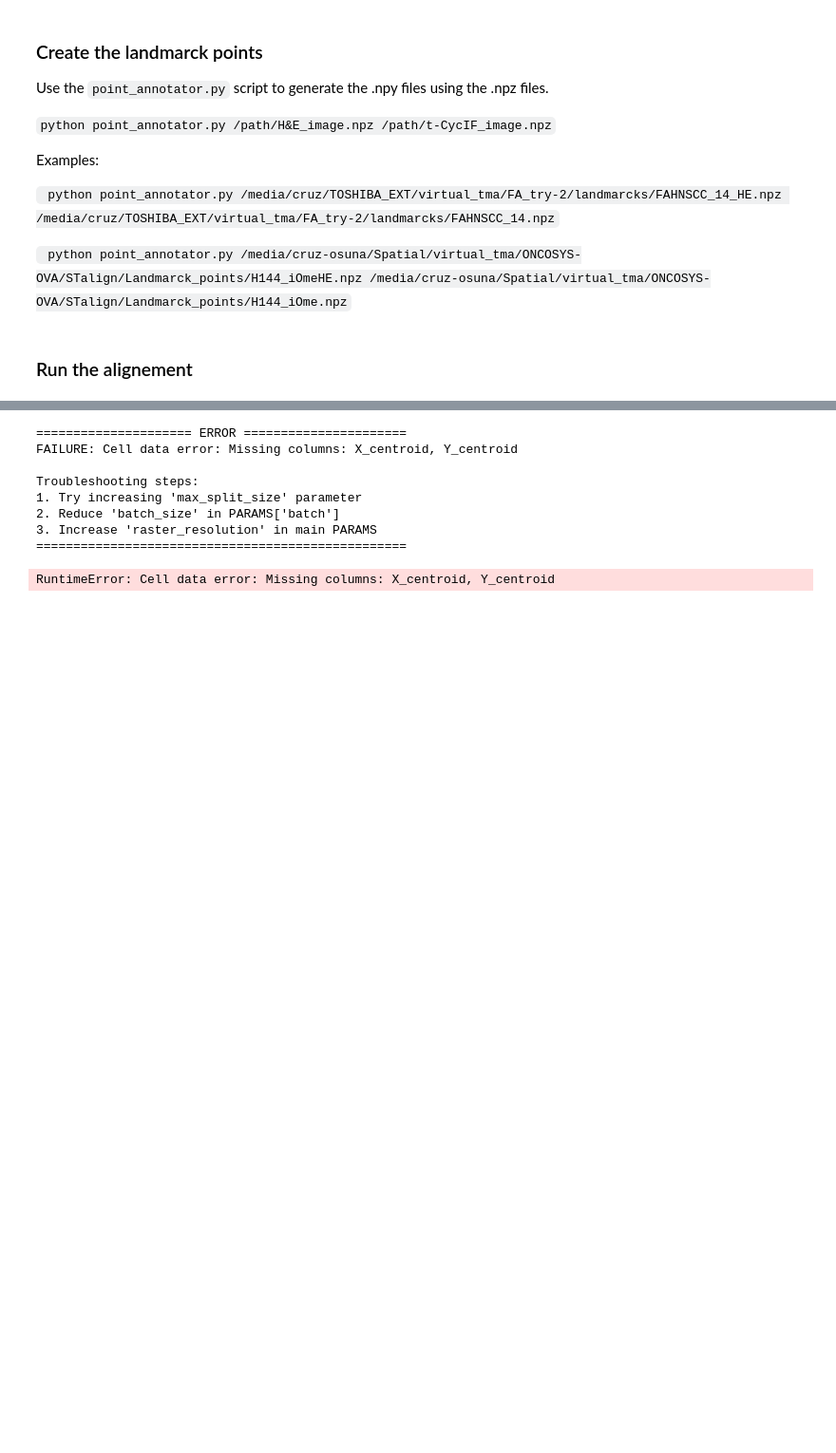
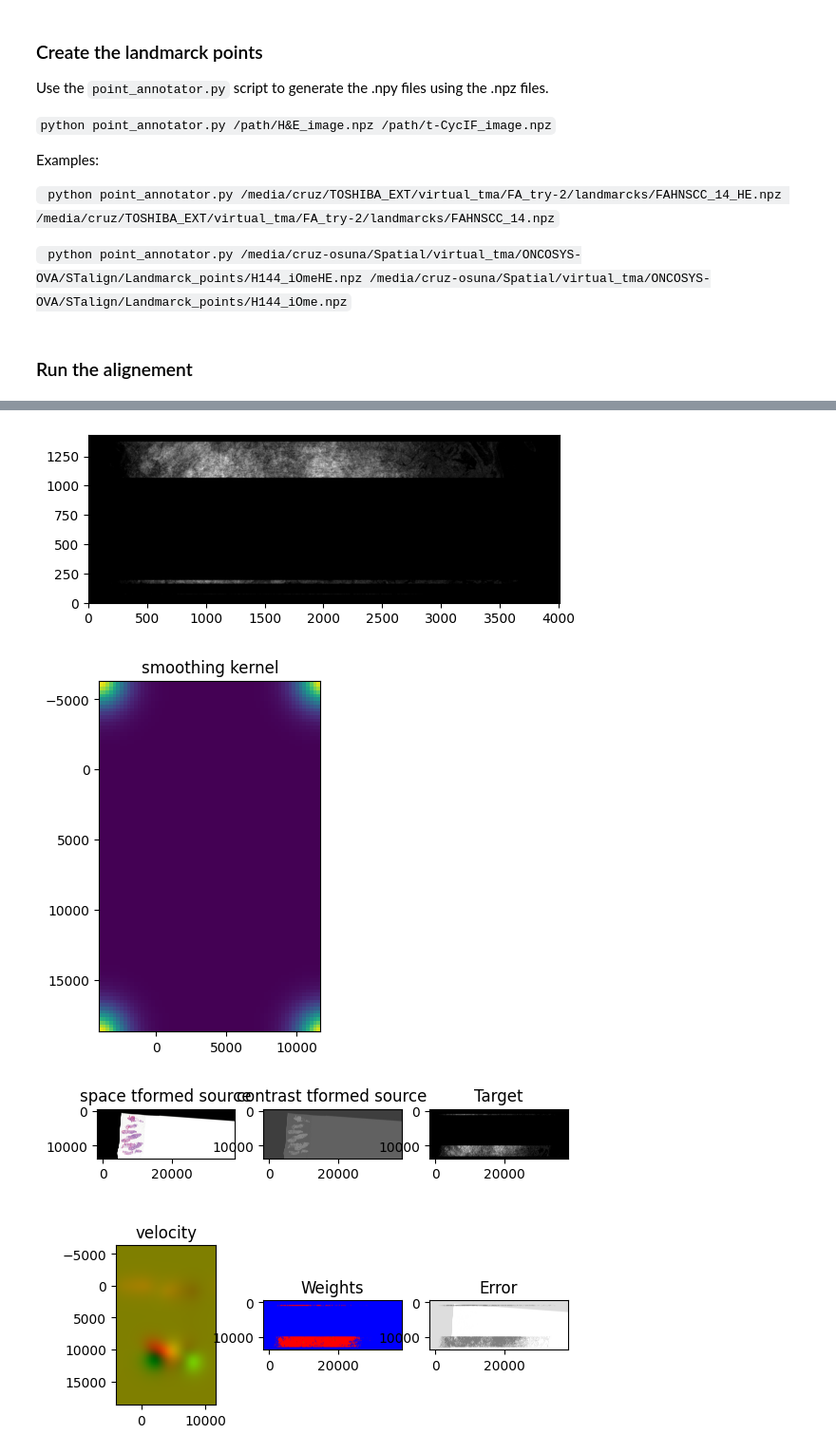
Before and after one commit to CruzOsuna/BMF, a Jupyter notebook: Analysis/STalign/STalign.ipynb, the cells around one changed output, grey strips where cells are left out. Shown: that part at 95% size. Saved outputs shown, nothing was run; the diff lists cells and outputs as text; code cells hidden in the pictures; blank space fills up the shorter version.

```diff
--- a/Analysis/STalign/STalign.ipynb
+++ b/Analysis/STalign/STalign.ipynb
@@ -113,11 +113,11 @@ warnings.filterwarnings('ignore')
 
 # Configuration - Update these paths as needed
 PATHS = {
-    'he_image': Path(r"/media/cruz-osuna/Spatial/virtual_tma/ONCOSYS-OVA/STalign/H144_iOme2_PE_II_HE.png"),
-    'cell_data': Path(r"/media/cruz-osuna/Spatial/virtual_tma/ONCOSYS-OVA/STalign/data_20230616.csv"),
-    'landmarks_he': Path(r"/media/cruz-osuna/Spatial/virtual_tma/ONCOSYS-OVA/STalign/Landmarck_points/H144_iOmeHE_points.npy"),
-    'landmarks_cycif': Path(r"/media/cruz-osuna/Spatial/virtual_tma/ONCOSYS-OVA/STalign/Landmarck_points/H144_iOme_points.npy"),
-    'output': Path(r"/media/cruz-osuna/Spatial/virtual_tma/ONCOSYS-OVA/STalign/output/H144_iOme2_PE_II.csv.gz")
+    'he_image': Path(r"/media/cruz/Spatial/virtual_tma/ONCOSYS-OVA/STalign/H144_iOme2_PE_II_HE.png"),
+    'cell_data': Path(r"/media/cruz/Spatial/virtual_tma/ONCOSYS-OVA/STalign/data_20230616.csv"),
+    'landmarks_he': Path(r"/media/cruz/Spatial/virtual_tma/ONCOSYS-OVA/STalign/Landmarck_points/H144_iOmeHE_points.npy"),
+    'landmarks_cycif': Path(r"/media/cruz/Spatial/virtual_tma/ONCOSYS-OVA/STalign/Landmarck_points/H144_iOme_points.npy"),
+    'output': Path(r"/media/cruz/Spatial/virtual_tma/ONCOSYS-OVA/STalign/output/H144_iOme2_PE_II.csv.gz")
 }
 
 PARAMS = {
@@ -414,9 +414,3 @@ Skipping line 5590148: field larger than field limit (131072)
-===================== ERROR ======================
-FAILURE: Cell data error: Missing columns: X_centroid, Y_centroid
-
-Troubleshooting steps:
-1. Try increasing 'max_split_size' parameter
-2. Reduce 'batch_size' in PARAMS['batch']
-3. Increase 'raster_resolution' in main PARAMS
-==================================================
-RuntimeError: Cell data error: Missing columns: X_centroid, Y_centroid
+[figure, added]
+[figure, added]
+[figure, added]
```
Also changed, not shown: parts of 1 cell of this notebook, 7 other files.
